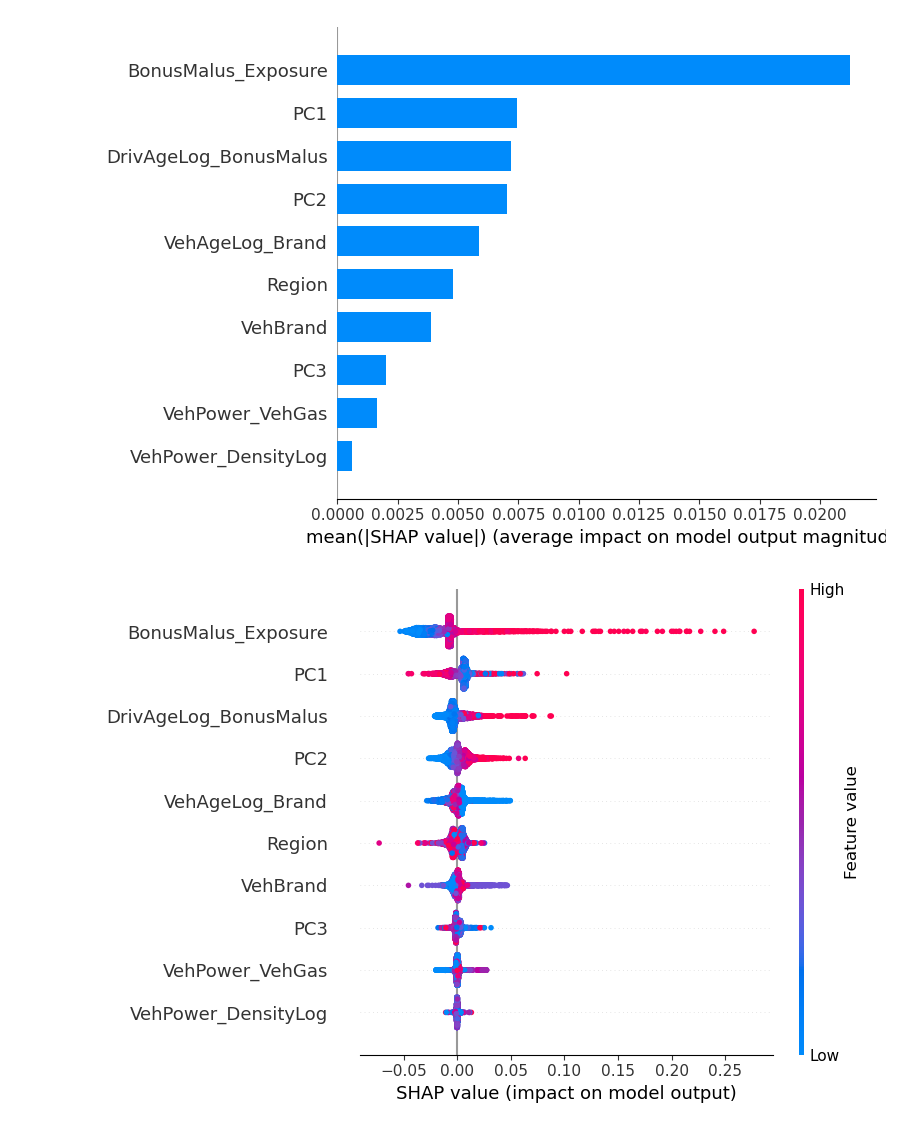
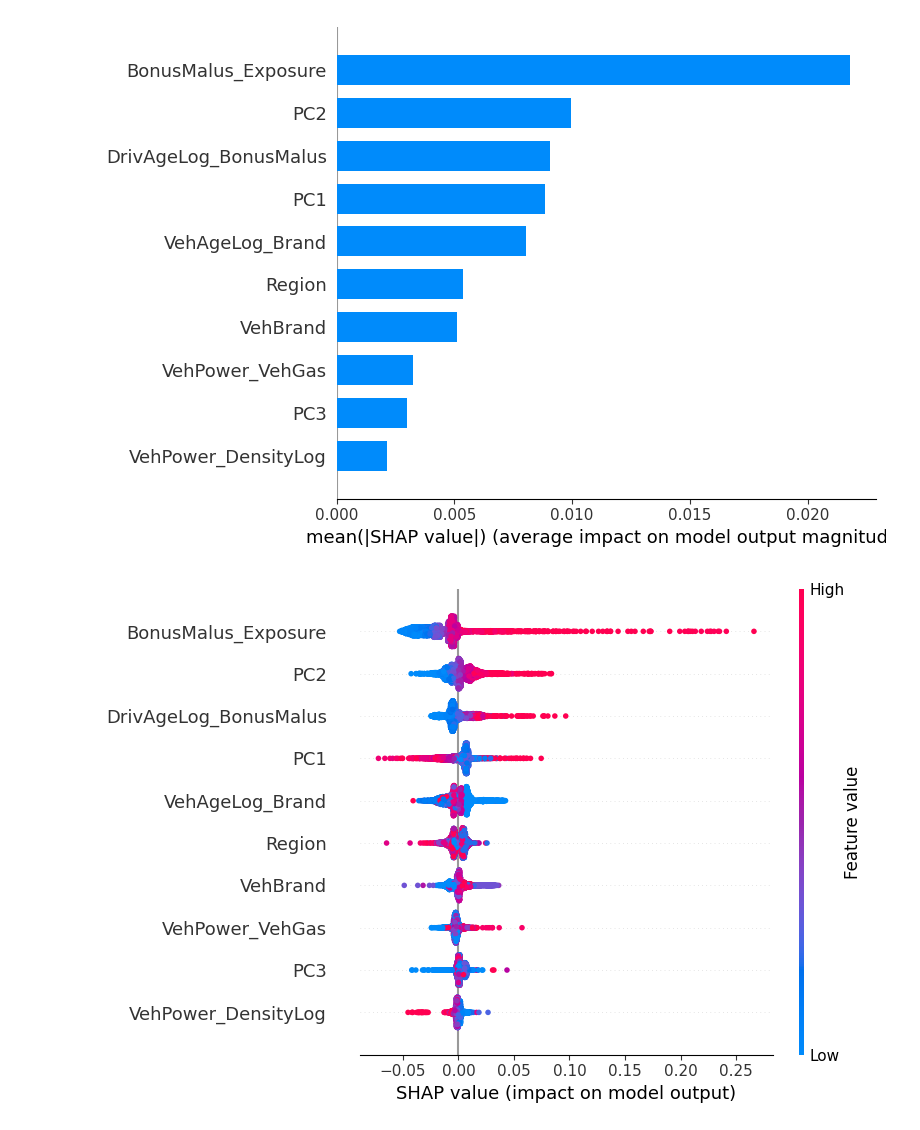
Before and after one commit to HKrtsn/ML-Project, a Jupyter notebook: models/gradient_boost.ipynb, the cells around one changed output. Drawn from its saved outputs; the diff is of its cells as text; code cells hidden in the pictures.

```diff
--- a/models/gradient_boost.ipynb
+++ b/models/gradient_boost.ipynb
@@ -7,7 +7,7 @@ from sklearn.decomposition import PCA
 from sklearn.metrics import mean_squared_error, mean_absolute_error
 from xgboost import XGBRegressor
 
-df = pd.read_csv('Project_description_and_data/claims_train.csv')
+df = pd.read_csv('../Project_description_and_data/claims_train.csv')
 
 df['Exposure_adj'] = df['Exposure'].clip(upper=1.0)
 
@@ -92,7 +92,7 @@ best_model.fit(
     y_train,
     sample_weight=w_train)
 
-df_test = pd.read_csv('Project_description_and_data/claims_test.csv')
+df_test = pd.read_csv('../Project_description_and_data/claims_test.csv')
 
 df_test['Exposure_adj'] = df_test['Exposure'].clip(upper=1.0)
 
@@ -143,32 +143,32 @@ TEST MAE: 0.11735439036733827
 # %%
 import shap
 import matplotlib.pyplot as plt
 import xgboost as xgb
 
 shap.initjs()
 
 X_shap = X_train.sample(
     n=min(5000, len(X_train)),
     random_state=42
 )
 
 for c in X_shap.select_dtypes(include="category").columns:  # Convert categorical columns to codes for SHAP
     X_shap[c] = X_shap[c].cat.codes
 
 
 dmat = xgb.DMatrix(X_shap, enable_categorical=True)
 
-booster = model.get_booster()
+booster = best_model.get_booster()
 
 shap_contribs = booster.predict(dmat, pred_contribs=True)
 
 shap_values = shap_contribs[:, :-1]  # Last column = bias (expected value)
 shap.summary_plot(shap_values, X_shap, plot_type="bar", show=True)
 shap.summary_plot(shap_values, X_shap, show=True)
 # %% [output]
 [interactive output not drawn]
-[figure, old version]
+[figure, new version]
-[figure, old version]
+[figure, new version]
 # %%
 import pandas as pd
 import matplotlib.pyplot as plt
```
Also changed, not shown: parts of 2 cells of this notebook, 6 other files.
